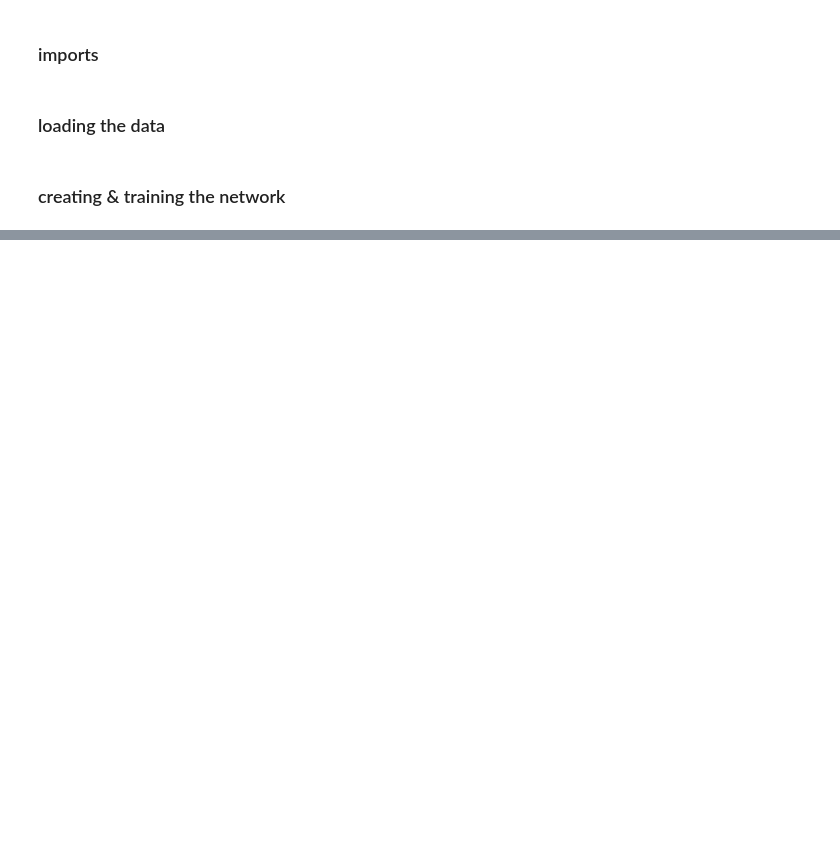
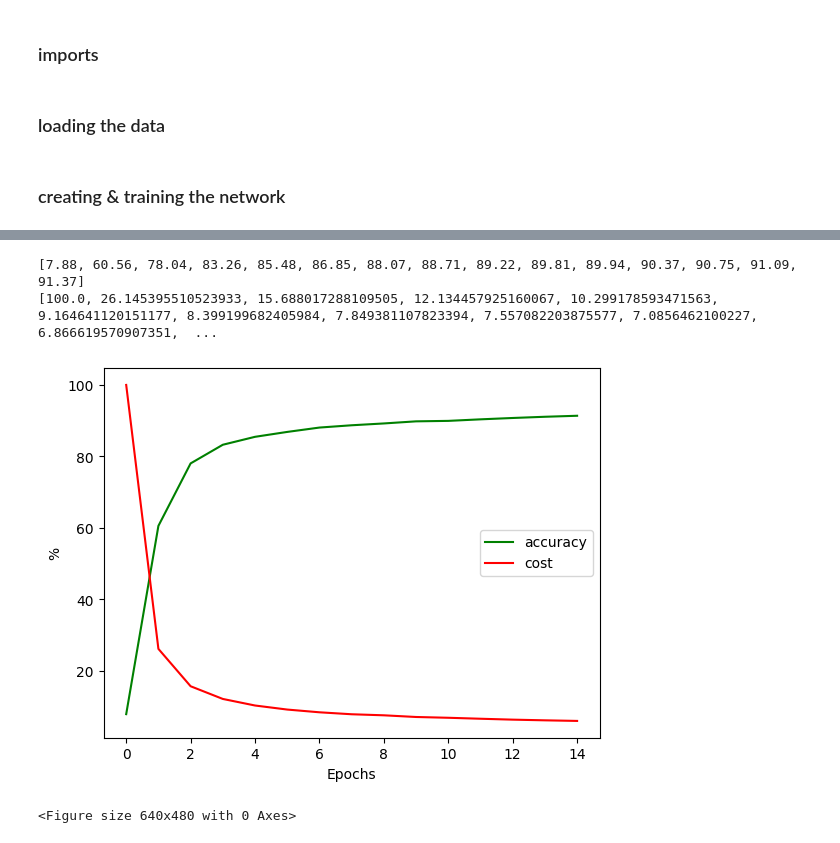
Before and after one commit to antontx/NeuralNetwork, a Jupyter notebook: main.ipynb, the cells around one changed output, grey strips where cells are left out. Drawn from its saved outputs; the diff is of its cells as text; code cells hidden in the pictures; blank space fills up the shorter version.

Commit message:
plotted accuracy vs cost & mnist number

```diff
--- a/main.ipynb
+++ b/main.ipynb
@@ -35,0 +83,31 @@ sns.heatmap(training_data[8][0].reshape(28,28)[3:25, 3:25], linewidths=0,square=
+# %%
+n = 15
+fig, ax = plt.subplots()
+x = range(len(cost_acc_data[0][:n]))
+
+smooth_cost = []
+smooth_accuracy = []
+
+for accuracy_str in cost_acc_data[1][:n]:
+    smooth_accuracy.append(int(accuracy_str.split("/")[0])/100)
+
+max_cost = max(cost_acc_data[0][:n])
+for cost in cost_acc_data[0][:n]:
+    smooth_cost.append(cost/max_cost*100)
+
+print(smooth_accuracy)
+print(smooth_cost)
+
+ax.plot(x,smooth_accuracy, label = "accuracy",color="green")
+ax.plot(x,smooth_cost, label = "cost",color="red")
+
+ax.set_xlabel("Epochs")
+ax.set_ylabel("%")
+plt.legend()
+plt.savefig("plots/cost_vs_accuracy.png")
+plt.show()
+# %% [output]
+[7.88, 60.56, 78.04, 83.26, 85.48, 86.85, 88.07, 88.71, 89.22, 89.81, 89.94, 90.37, 90.75, 91.09, 91.37]
+[100.0, 26.145395510523933, 15.688017288109505, 12.134457925160067, 10.299178593471563, 9.164641120151177, 8.399199682405984, 7.849381107823394, 7.557082203875577, 7.0856462100227, 6.866619570907351,  ...
+[figure, added]
+<Figure size 640x480 with 0 Axes>
```
Also changed, not shown: parts of 5 cells of this notebook, 4 other files.
